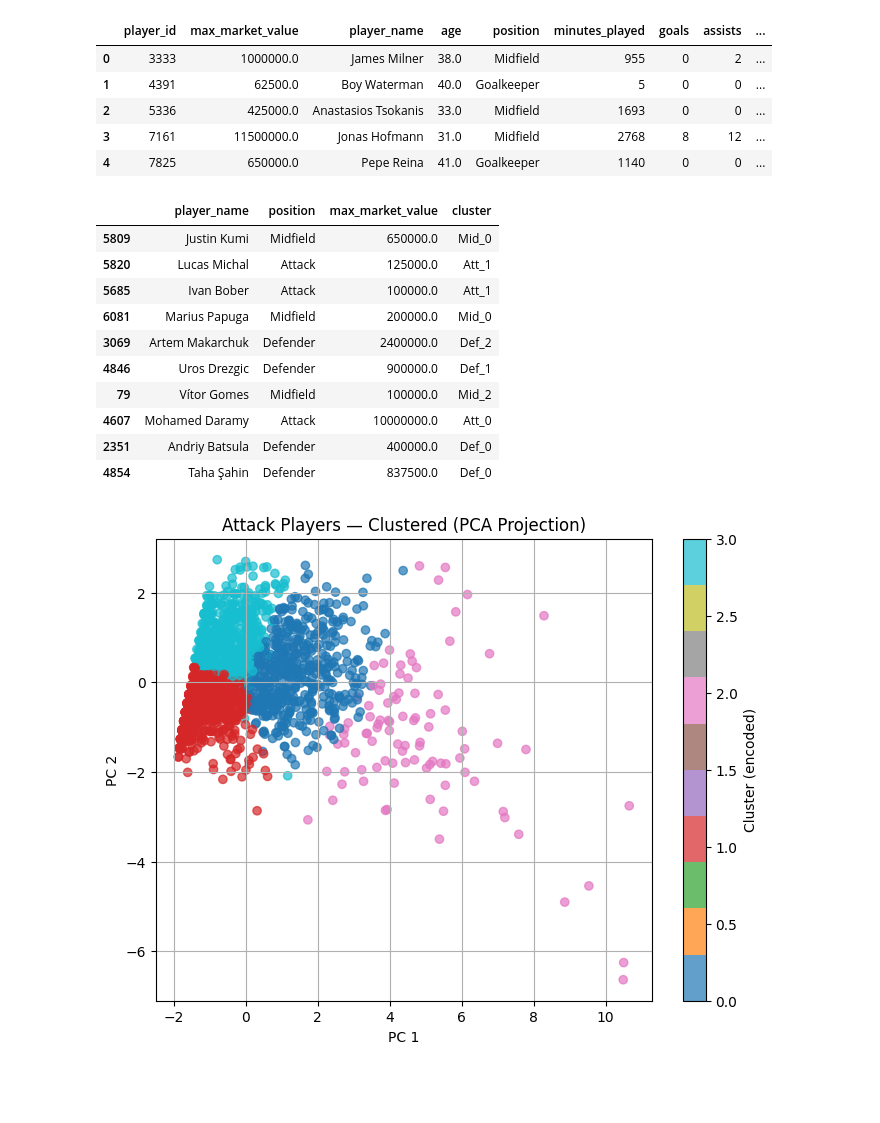
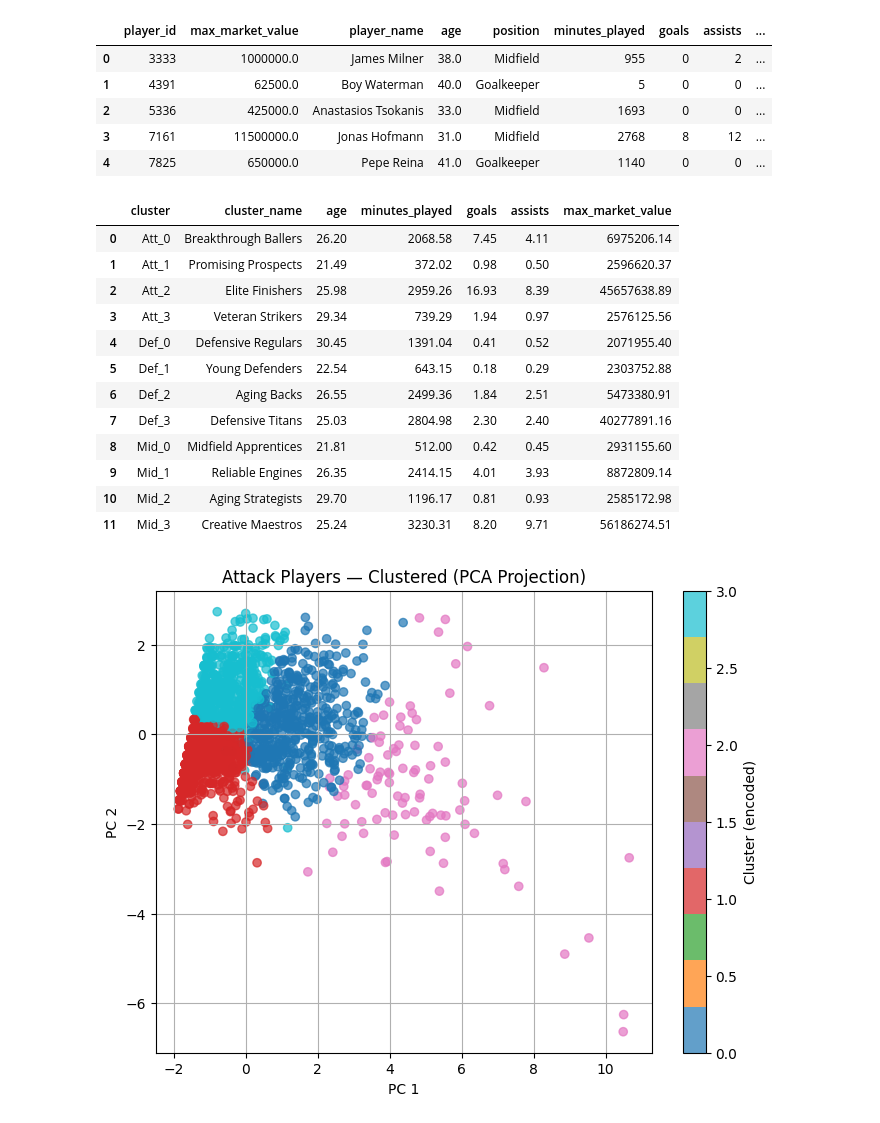
Before and after one commit to StinoNL/transfer_carrousel, a Jupyter notebook: backend/cleaned_datasets/stijn_recommender.ipynb, the cells around one changed output. Cells and saved outputs as stored; diff of their text form; code cells hidden in the pictures; blank space fills up the shorter version.

```diff
--- a/backend/cleaned_datasets/stijn_recommender.ipynb
+++ b/backend/cleaned_datasets/stijn_recommender.ipynb
@@ -88,26 +97,50 @@ for group in position_groups:
-# %%
-# Get the player_ids of the rows being clustered
-valid_player_ids = df_group.loc[X.index, "player_id"]
-
-# Assign the cluster labels using player_id
-df_clean.loc[df_clean["player_id"].isin(valid_player_ids), "cluster"] = [
-    f"{group[:3]}_{label}" for label in cluster_labels
-]
+# %%
+# Map clusters to fun football labels
+cluster_name_mapping = {
+    "Att_0": "Breakthrough Ballers",
+    "Att_1": "Promising Prospects",
+    "Att_2": "Elite Finishers",
+    "Att_3": "Veteran Strikers",
+    "Mid_0": "Midfield Apprentices",
+    "Mid_1": "Reliable Engines",
+    "Mid_2": "Aging Strategists",
+    "Mid_3": "Creative Maestros",
+    "Def_0": "Defensive Regulars",
+    "Def_1": "Young Defenders",
+    "Def_2": "Aging Backs",
+    "Def_3": "Defensive Titans"
+}
+
+df_clean["cluster_name"] = df_clean["cluster"].map(cluster_name_mapping)
 # %%
-# See a few clustered players
-df_clean[["player_name", "position", "max_market_value", "cluster"]].sample(10)
+# Show average stats per cluster with readable names
+features = ["age", "minutes_played", "goals", "assists", "max_market_value"]
+
+cluster_summary = (
+    df_clean
+    .groupby(["cluster", "cluster_name"])[features]
+    .mean()
+    .round(2)
+    .reset_index()
+)
+
+# Display the summary
+import pandas as pd
+cluster_summary.sort_values("cluster")  # Optional: to sort by cluster name
 # %% [output]
-|  | player_name | position | max_market_value | cluster |
-| 5809 | Justin Kumi | Midfield | 650000.0 | Mid_0 |
-| 5820 | Lucas Michal | Attack | 125000.0 | Att_1 |
-| 5685 | Ivan Bober | Attack | 100000.0 | Att_1 |
-| 6081 | Marius Papuga | Midfield | 200000.0 | Mid_0 |
-| 3069 | Artem Makarchuk | Defender | 2400000.0 | Def_2 |
-| 4846 | Uros Drezgic | Defender | 900000.0 | Def_1 |
-| 79 | Vítor Gomes | Midfield | 100000.0 | Mid_2 |
-| 4607 | Mohamed Daramy | Attack | 10000000.0 | Att_0 |
-| 2351 | Andriy Batsula | Defender | 400000.0 | Def_0 |
-| 4854 | Taha Şahin | Defender | 837500.0 | Def_0 |
+|  | cluster | cluster_name | age | minutes_played | goals | assists | max_market_value |
+| 0 | Att_0 | Breakthrough Ballers | 26.20 | 2068.58 | 7.45 | 4.11 | 6975206.14 |
+| 1 | Att_1 | Promising Prospects | 21.49 | 372.02 | 0.98 | 0.50 | 2596620.37 |
+| 2 | Att_2 | Elite Finishers | 25.98 | 2959.26 | 16.93 | 8.39 | 45657638.89 |
+| 3 | Att_3 | Veteran Strikers | 29.34 | 739.29 | 1.94 | 0.97 | 2576125.56 |
+| 4 | Def_0 | Defensive Regulars | 30.45 | 1391.04 | 0.41 | 0.52 | 2071955.40 |
+| 5 | Def_1 | Young Defenders | 22.54 | 643.15 | 0.18 | 0.29 | 2303752.88 |
+| 6 | Def_2 | Aging Backs | 26.55 | 2499.36 | 1.84 | 2.51 | 5473380.91 |
+| 7 | Def_3 | Defensive Titans | 25.03 | 2804.98 | 2.30 | 2.40 | 40277891.16 |
+| 8 | Mid_0 | Midfield Apprentices | 21.81 | 512.00 | 0.42 | 0.45 | 2931155.60 |
+| 9 | Mid_1 | Reliable Engines | 26.35 | 2414.15 | 4.01 | 3.93 | 8872809.14 |
+| 10 | Mid_2 | Aging Strategists | 29.70 | 1196.17 | 0.81 | 0.93 | 2585172.98 |
+| 11 | Mid_3 | Creative Maestros | 25.24 | 3230.31 | 8.20 | 9.71 | 56186274.51 |
 # %%
 group = "Attack"
 features = ["age", "minutes_played", "goals", "assists", "max_market_value"]
```
Also changed, not shown: parts of 7 cells of this notebook.
